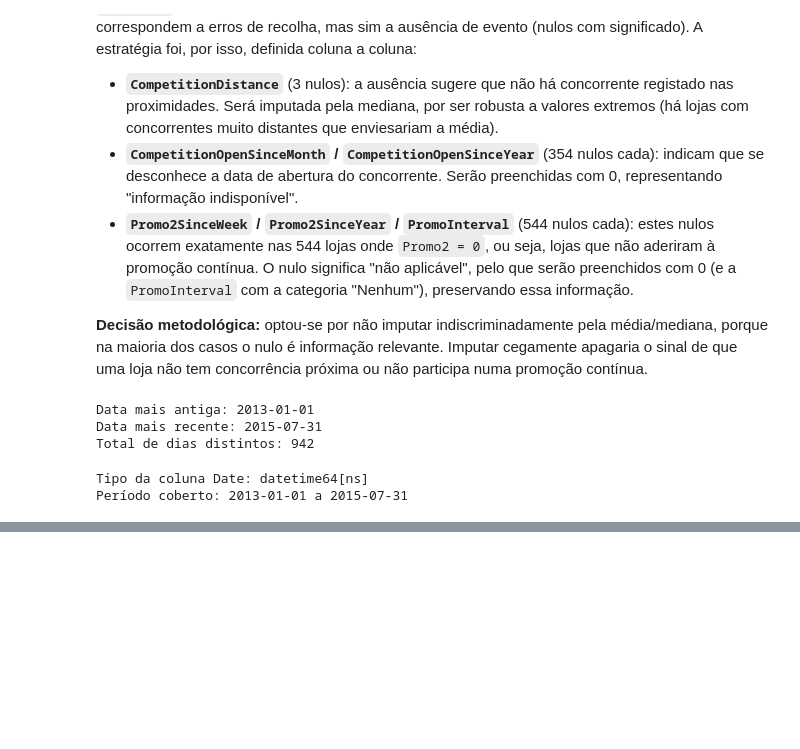
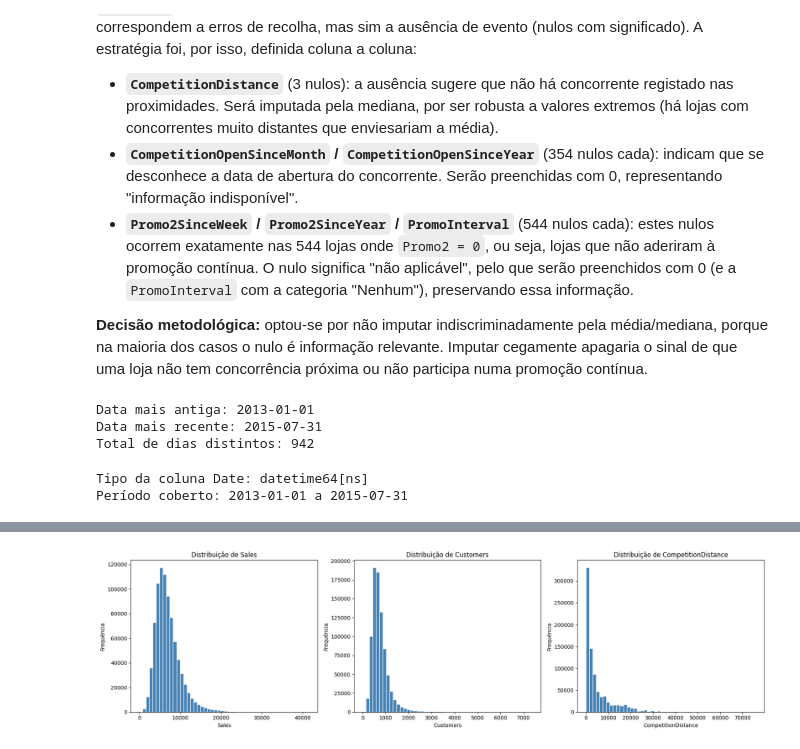
Before and after one commit to tomas15moreira/Projeto-Otimiza-o-de-Invent-rio-Vendas-de-Retalho-, a Jupyter notebook: notebooks/1.0_eda_limpeza.ipynb, the cells around one changed output, grey strips where cells are left out. Drawn from its saved outputs; the diff is of its cells as text; code cells hidden in the pictures; blank space fills up the shorter version.

Commit message:
Kaggle Notebook | Otimização de Inventário (Vendas de Retalho)  | Version 8

```diff
--- a/notebooks/1.0_eda_limpeza.ipynb
+++ b/notebooks/1.0_eda_limpeza.ipynb
@@ -205,0 +215,13 @@ O projeto avança agora para a fase de Análise Exploratória de Dados (Mileston
+# %%
+base = "/kaggle/input/datasets/shahpranshu27/rossman-store-sales/rossmann-store-sales"
+train = pd.read_csv(f"{base}/train.csv", dtype={"StateHoliday": str}, low_memory=False)
+store = pd.read_csv(f"{base}/store.csv")
+
+# Converter a data
+train["Date"] = pd.to_datetime(train["Date"])
+
+# Juntar as duas tabelas pela coluna Store (cada venda fica com as características da sua loja)
+df = train.merge(store, on="Store", how="left")
+
+print("Dimensão após junção:", df.shape)
+df.head()
@@ -205,0 +242,18 @@ O projeto avança agora para a fase de Análise Exploratória de Dados (Mileston
+# %%
+# As variáveis numéricas e contínuas a analisar
+variaveis_numericas = ["Sales", "Customers", "CompetitionDistance"]
+
+# Histogramas (apenas dias de loja aberta, para não distorcer com os zeros)
+df_aberto = df[df["Open"] == 1]
+
+fig, axes = plt.subplots(1, 3, figsize=(18, 5))
+for ax, col in zip(axes, variaveis_numericas):
+    ax.hist(df_aberto[col].dropna(), bins=50, color="steelblue", edgecolor="white")
+    ax.set_title(f"Distribuição de {col}")
+    ax.set_xlabel(col)
+    ax.set_ylabel("Frequência")
+plt.tight_layout()
+plt.savefig("/kaggle/working/figures/histogramas_numericas.png", dpi=150, bbox_inches="tight")
+plt.show()
+# %% [output]
+[figure, added]
```
Also changed, not shown: parts of 34 cells of this notebook.
